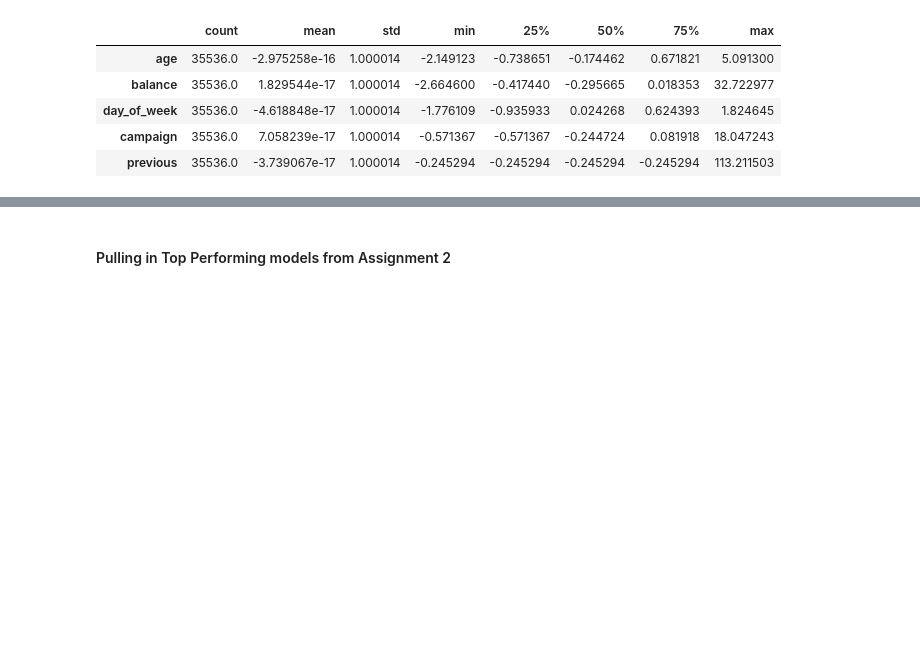
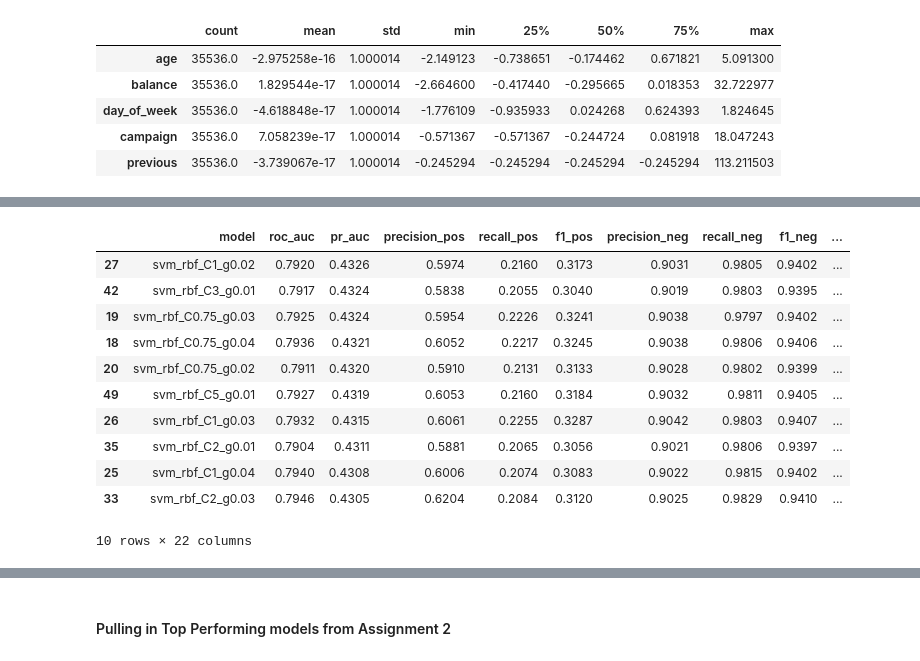
Before and after one commit to jhnboyy/CUNY_SPS_WORK, a Jupyter notebook: FALL2025/DATA622/Assignment3/Assignment3.ipynb, the cells around one changed output, grey strips where cells are left out. Cells and saved outputs as stored; diff of their text form; code cells hidden in the pictures; blank space fills up the shorter version.

```diff
--- a/FALL2025/DATA622/Assignment3/Assignment3.ipynb
+++ b/FALL2025/DATA622/Assignment3/Assignment3.ipynb
@@ -222,0 +277,15 @@ svm_results['Assignment']="Assignment 3"
+# %%
+svm_results.sort_values(by=["pr_auc"], ascending = False).head(n=10)
+# %% [output]
+|  | model | roc_auc | pr_auc | precision_pos | recall_pos | f1_pos | precision_neg | recall_neg | f1_neg | ... |
+| 27 | svm_rbf_C1_g0.02 | 0.7920 | 0.4326 | 0.5974 | 0.2160 | 0.3173 | 0.9031 | 0.9805 | 0.9402 | ... |
+| 42 | svm_rbf_C3_g0.01 | 0.7917 | 0.4324 | 0.5838 | 0.2055 | 0.3040 | 0.9019 | 0.9803 | 0.9395 | ... |
+| 19 | svm_rbf_C0.75_g0.03 | 0.7925 | 0.4324 | 0.5954 | 0.2226 | 0.3241 | 0.9038 | 0.9797 | 0.9402 | ... |
+| 18 | svm_rbf_C0.75_g0.04 | 0.7936 | 0.4321 | 0.6052 | 0.2217 | 0.3245 | 0.9038 | 0.9806 | 0.9406 | ... |
+| 20 | svm_rbf_C0.75_g0.02 | 0.7911 | 0.4320 | 0.5910 | 0.2131 | 0.3133 | 0.9028 | 0.9802 | 0.9399 | ... |
+| 49 | svm_rbf_C5_g0.01 | 0.7927 | 0.4319 | 0.6053 | 0.2160 | 0.3184 | 0.9032 | 0.9811 | 0.9405 | ... |
+| 26 | svm_rbf_C1_g0.03 | 0.7932 | 0.4315 | 0.6061 | 0.2255 | 0.3287 | 0.9042 | 0.9803 | 0.9407 | ... |
+| 35 | svm_rbf_C2_g0.01 | 0.7904 | 0.4311 | 0.5881 | 0.2065 | 0.3056 | 0.9021 | 0.9806 | 0.9397 | ... |
+| 25 | svm_rbf_C1_g0.04 | 0.7940 | 0.4308 | 0.6006 | 0.2074 | 0.3083 | 0.9022 | 0.9815 | 0.9402 | ... |
+| 33 | svm_rbf_C2_g0.03 | 0.7946 | 0.4305 | 0.6204 | 0.2084 | 0.3120 | 0.9025 | 0.9829 | 0.9410 | ... |
+10 rows × 22 columns
```
Also changed, not shown: parts of 14 cells of this notebook, 3 other files.
